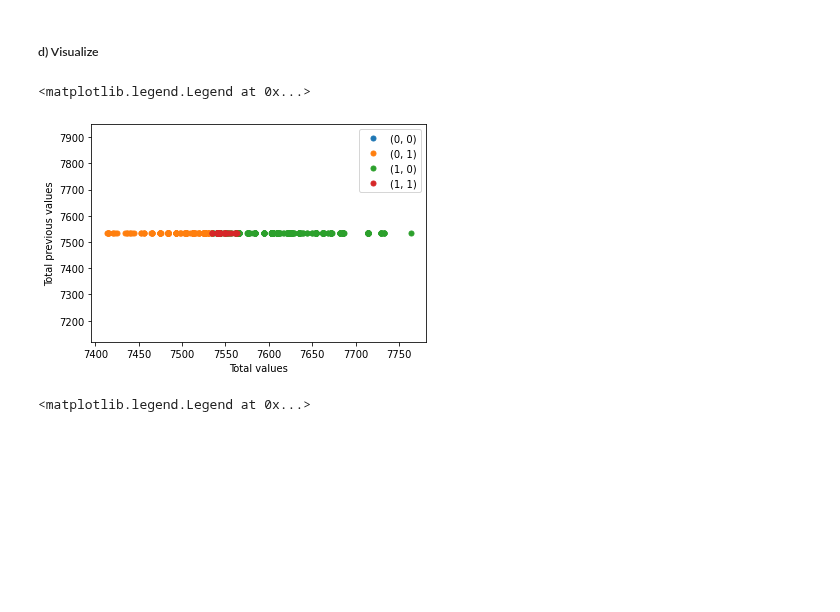
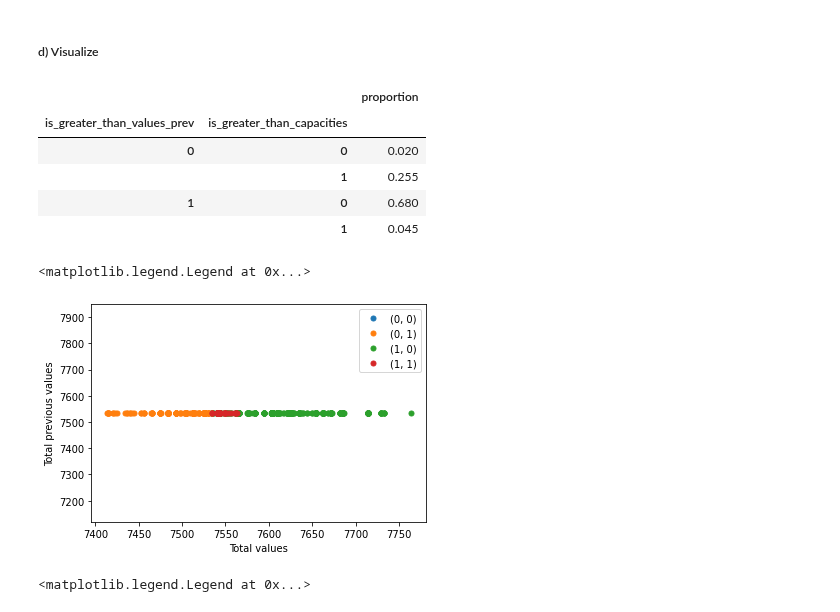
Before and after one commit to novialistiyani/ro-tutorial, a Jupyter notebook: ro_tutorial.ipynb, the cells around one changed output. Saved outputs shown, nothing was run; the diff lists cells and outputs as text; code cells hidden in the pictures; blank space fills up the shorter version.

Commit message:
Add proportion

```diff
--- a/ro_tutorial.ipynb
+++ b/ro_tutorial.ipynb
@@ -72,6 +74,7 @@ total_packed_weight: [7, 0, -1, 22, 80, -1, 11, -1, -1, -1, 59, 18, 0, -1, 3, 8,
 # %%
 delta = 0.2 * np.array(weights[0])
 num_samp = 1000
+N = 50
 
 # random samples for z
 rd.seed(42)
@@ -159,23 +162,32 @@ df_sim_simple
 1000 rows × 8 columns
 # %% [markdown]
 ##### d) Visualize
-# %%
-# (0,0) --> value <= current value and previous weight <= capacities, which is good for weight but bad for value
-# (1,0) --> value > current value and previous weight <= capacities, which is good for weight and value
-# (0,1) --> value <= current value and previous weight > capacities, which is bad for weight and value
-# (1,1) --> value > current value and previous weight > capacities, which is good for value but bad for weight
-
-groups_sim_simple = df_sim_simple.groupby(['is_greater_than_values_prev', 'is_greater_than_capacities'])
-
-for name, group in groups_sim_simple:
-    plt.plot(group.total_values, group.total_values_prev, marker='o', linestyle='', markersize=5, label=name)
-
-plt.xlabel('Total values')
-plt.ylabel('Total previous values')
-plt.legend()
-# %% [output]
-<matplotlib.legend.Legend at 0x...>
-[figure, removed]
+# %%
+# (0,0) --> total_values <= total_values_prev and total_weights_prev <= capacities --> weight (+) / value (+)
+# (1,0) --> total_values > total_values_prev and total_weights_prev <= capacities --> weight (+) / value (-)
+# (0,1) --> total_values <= total_values_prev and total_weights_prev > capacities --> weight (-) / value (+)
+# (1,1) --> total_values > total_values_prev and total_weights_prev > capacities --> weight (-) / value (-)
+
+groups_sim_simple = df_sim_simple.groupby(['is_greater_than_values_prev', 'is_greater_than_capacities'])
+df_summary_simple = pd.DataFrame({'proportion': groups_sim_simple.size() / len(df_sim_simple)})
+df_summary_simple
+# %% [output]
+|  |  | proportion |
+| is_greater_than_values_prev | is_greater_than_capacities |  |
+| 0 | 0 | 0.020 |
+|  | 1 | 0.255 |
+| 1 | 0 | 0.680 |
+|  | 1 | 0.045 |
+# %%
+for name, group in groups_sim_simple:
+    plt.plot(group.total_values, group.total_values_prev, marker='o', linestyle='', markersize=5, label=name)
+
+plt.xlabel('Total values')
+plt.ylabel('Total previous values')
+plt.legend()
+# %% [output]
+<matplotlib.legend.Legend at 0x...>
+[figure, added]
 # %%
 for name, group in groups_sim_simple:
     plt.plot(group.total_weights, group.total_weights_prev, marker='o', linestyle='', markersize=5, label=name)
```
Also changed, not shown: parts of 5 cells of this notebook.
